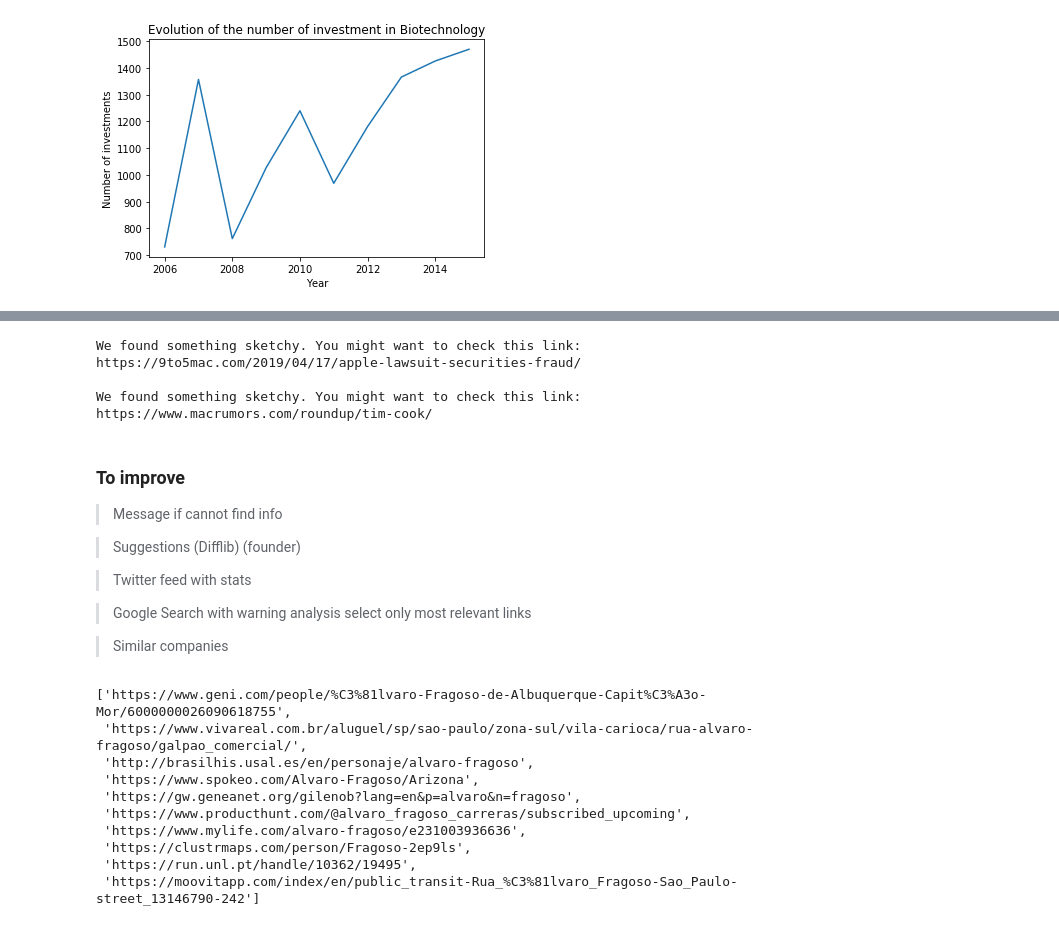
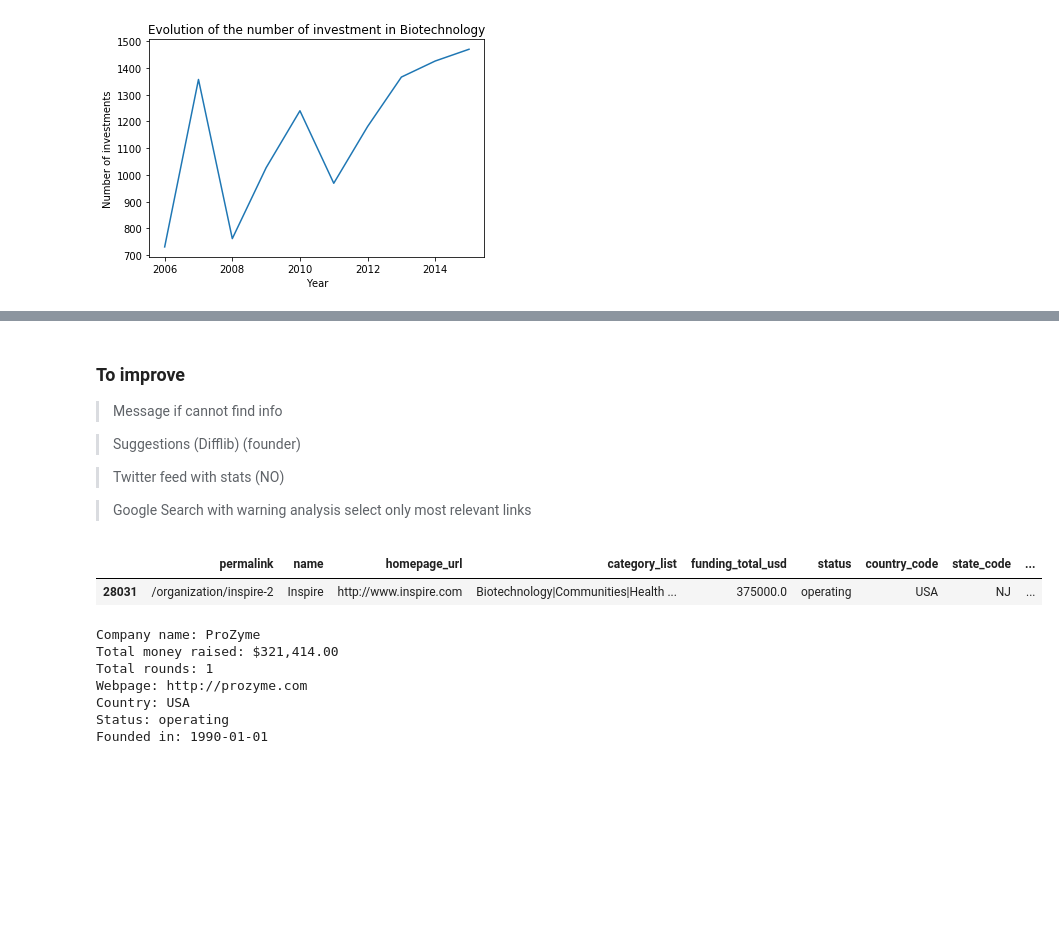
Before and after one commit to alvarofc/Project, a Jupyter notebook: Clean-process.ipynb, the cells around one changed output, grey strips where cells are left out. Cells and saved outputs as stored; diff of their text form; code cells hidden in the pictures; blank space fills up the shorter version.

Commit message:
Show competitors and improvements

```diff
--- a/Clean-process.ipynb
+++ b/Clean-process.ipynb
@@ -350,30 +378,23 @@ find_webs('Tim Cook')
-# %%
-finding_nemo()
-# %% [output]
-We found something sketchy. You might want to check this link: https://9to5mac.com/2019/04/17/apple-lawsuit-securities-fraud/
-
-We found something sketchy. You might want to check this link: https://www.macrumors.com/roundup/tim-cook/
 # %% [markdown]
 ### To improve
 > Message if cannot find info
 
 > Suggestions (Difflib) (founder)
 
-> Twitter feed with stats
+> Twitter feed with stats (NO)
 
 > Google Search with warning analysis select only most relevant links
-
-> Similar companies
-# %%
-urls
-# %% [output]
-['https://www.geni.com/people/%C3%81lvaro-Fragoso-de-Albuquerque-Capit%C3%A3o-Mor/6000000026090618755',
- 'https://www.vivareal.com.br/aluguel/sp/sao-paulo/zona-sul/vila-carioca/rua-alvaro-fragoso/galpao_comercial/',
- 'http://brasilhis.usal.es/en/personaje/alvaro-fragoso',
- 'https://www.spokeo.com/Alvaro-Fragoso/Arizona',
- 'https://gw.geneanet.org/gilenob?lang=en&p=alvaro&n=fragoso',
- 'https://www.producthunt.com/@alvaro_fragoso_carreras/subscribed_upcoming',
- 'https://www.mylife.com/alvaro-fragoso/e231003936636',
- 'https://clustrmaps.com/person/Fragoso-2ep9ls',
- 'https://run.unl.pt/handle/10362/19495',
- 'https://moovitapp.com/index/en/public_transit-Rua_%C3%81lvaro_Fragoso-Sao_Paulo-street_13146790-242']
+# %%
+def find_companies_by_size(size):
+    company_nan = companies.dropna()
+    company_sector = company_nan[company_nan['category_list'].str.contains(sector)].drop('index',axis=1).dropna()
+    company_sector['total_funding_size']=pd.qcut(company_sector.funding_total_usd, q=[0, .25, .75, 1], labels=['small', 'medium', 'big'])
+    if name in company_nan['name']:
+        return company_sector[(company_sector['total_funding_size']==size)& (company_sector['funding_total_usd'] > 100000) & (company_sector['status'] != 'closed')& (company_sector['country_code']==company.country_code)].sample()
+    else:
+        return company_sector[(company_sector['total_funding_size']==size)& (company_sector['funding_total_usd'] > 100000) & (company_sector['status'] != 'closed')].sample()
+# %%
+find_companies_by_size('small')
+# %% [output]
+|  | permalink | name | homepage_url | category_list | funding_total_usd | status | country_code | state_code | ... |
+| 28031 | /organization/inspire-2 | Inspire | http://www.inspire.com | Biotechnology|Communities|Health ... | 375000.0 | operating | USA | NJ | ... |
@@ -379,0 +410,10 @@ urls
+# %%
+competitor_info(find_companies_by_size('small'))
+# %% [output]
+Company name: ProZyme
+Total money raised: $321,414.00
+Total rounds: 1
+Webpage: http://prozyme.com
+Country: USA
+Status: operating
+Founded in: 1990-01-01
```
Also changed, not shown: parts of 13 cells of this notebook.
